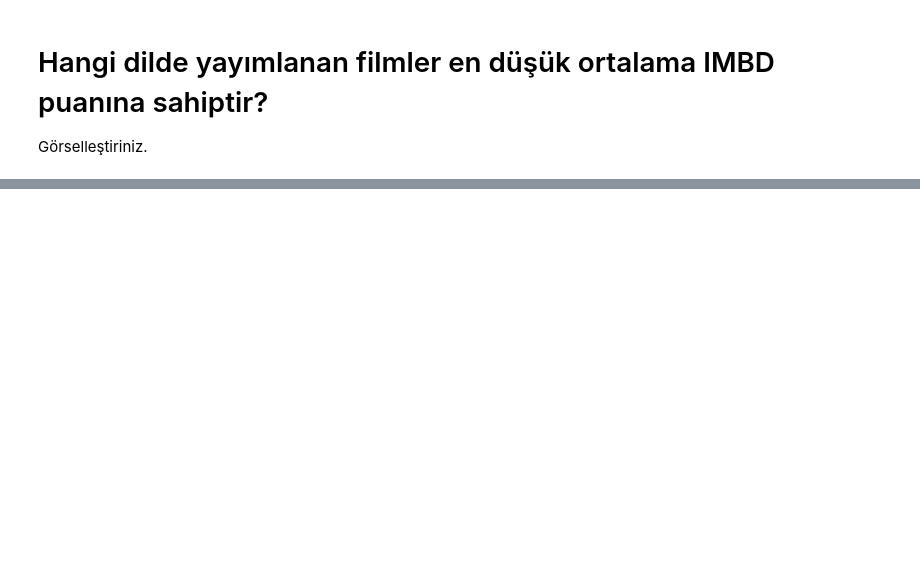
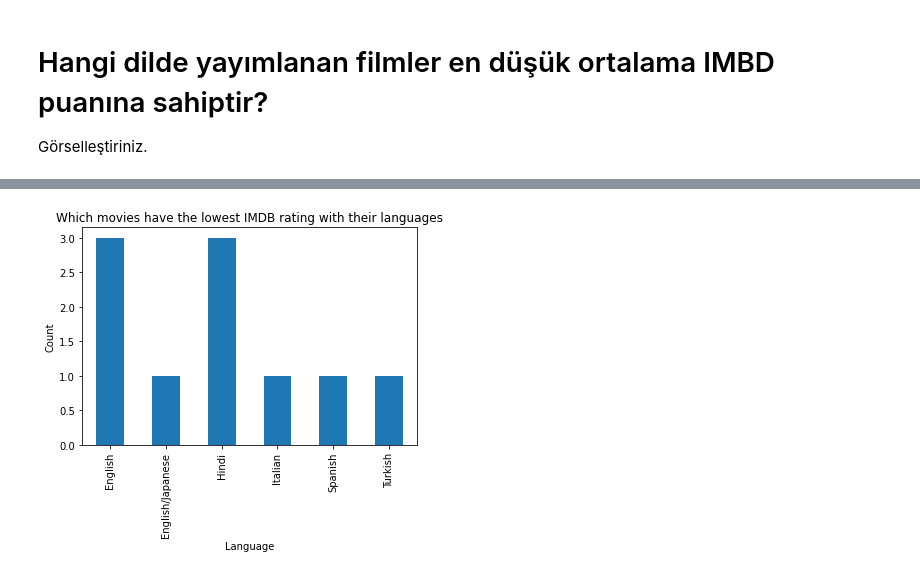
Before and after one commit to b21892757/globalai-project, a Jupyter notebook: hw2_netflixPD.ipynb, the cells around one changed output, grey strips where cells are left out. Saved outputs shown, nothing was run; the diff lists cells and outputs as text; code cells hidden in the pictures; blank space fills up the shorter version.

```diff
--- a/hw2_netflixPD.ipynb
+++ b/hw2_netflixPD.ipynb
@@ -85,0 +130,5 @@ Görselleştiriniz.
+# %%
+lowest_ımdb = df.nsmallest(n=10, columns=['IMDB Score'])
+low_ımdb_langs = lowest_ımdb["Language"]
+lowest_ımdb["IMDB Score"]
+lowest_ımdb
@@ -85,0 +149,3 @@ Görselleştiriniz.
+# %%
+df3= lowest_ımdb.pivot_table(columns=['Language'], aggfunc='size')
+df3
@@ -85,0 +172,8 @@ Görselleştiriniz.
+# %%
+ # Which language movies have the lowest IMDB rating?
+fig, ax = plt.subplots()
+ax.set_title('Which movies have the lowest IMDB rating with their languages')
+ax.set_ylabel('Count')
+lowestIMDBlangs = df3.groupby("Language").mean().plot.bar();
+# %% [output]
+[figure, added]
```
Also changed, not shown: parts of 14 cells of this notebook.
